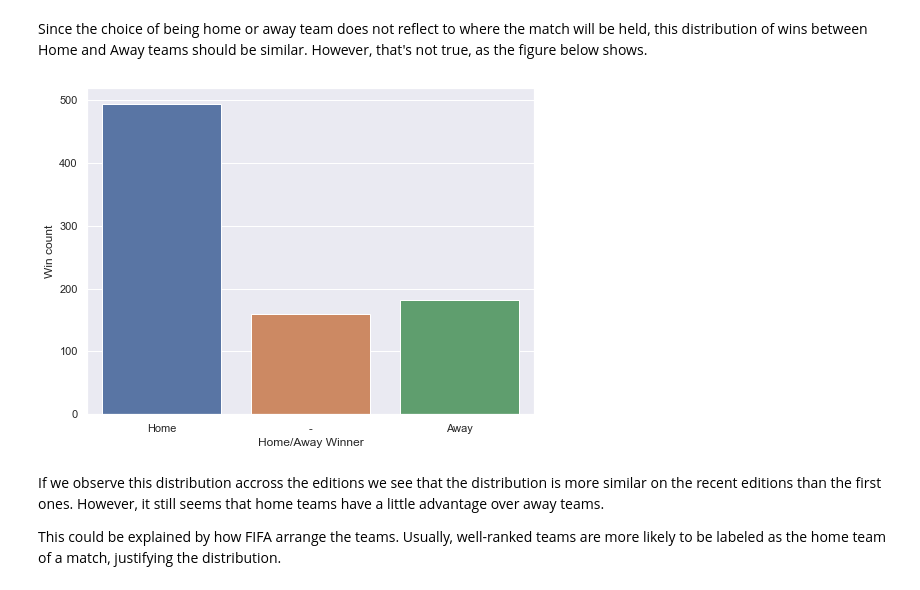
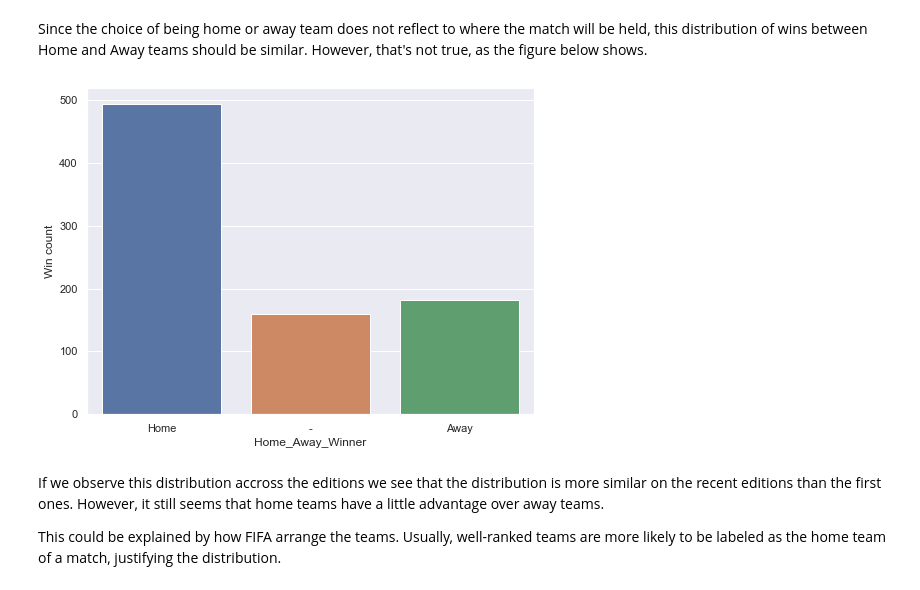
Before and after one commit to gnegrelli/paul_the_octopus, a Jupyter notebook: FIFA_WC_data_exploration.ipynb, the cells around one changed output. Cells and saved outputs as stored; diff of their text form; code cells hidden in the pictures.

```diff
--- a/FIFA_WC_data_exploration.ipynb
+++ b/FIFA_WC_data_exploration.ipynb
@@ -32,3 +35,6 @@ matches.drop(columns=['Stadium', 'City', 'Attendance', 'Referee', 'Assistant 1',
+# %%
+matches.columns = [re.sub(r'[\s\-]', '_', col) for col in matches.columns]
+matches.Datetime = pd.to_datetime(matches.Datetime)
 # %% [markdown]
 ## Home vs Away
 
@@ -36,49 +42,48 @@ Let's analyse if there is any correlation between a team being the "match host"
 # %%
 def who_won(s):
     """Method to retrieve initials of match winner"""
-    import re
     penalty_score_pattern = re.compile(r'\(\s*(\d+)\s*\-\s*(\d+)\s*\)')
 
     # Winner during regular time
-    if s['Home Team Goals'] > s['Away Team Goals']:
-        return s['Home Team Initials']
-    elif s['Home Team Goals'] < s['Away Team Goals']:
-        return s['Away Team Initials']
+    if s.Home_Team_Goals > s.Away_Team_Goals:
+        return s.Home_Team_Initials
+    elif s.Home_Team_Goals < s.Away_Team_Goals:
+        return s.Away_Team_Initials
 
     # Winner during extra time or penalties
-    if s['Home Team Name'] in s['Win conditions'].strip():
-        return s['Home Team Initials']
-    if s['Away Team Name'] in s['Win conditions'].strip():
-        return s['Away Team Initials']
+    if s.Home_Team_Name in s.Win_conditions.strip():
+        return s.Home_Team_Initials
+    if s.Away_Team_Name in s.Win_conditions.strip():
+        return s.Away_Team_Initials
 
     # Winner during penalties (no name in win conditions)
-    match = penalty_score_pattern.search(s['Win conditions'])
+    match = penalty_score_pattern.search(s.Win_conditions)
     if match is not None:
         home_penalties, away_penalties = map(int, match.groups())
         if home_penalties > away_penalties:
-            return s['Home Team Initials']
+            return s.Home_Team_Initials
         if home_penalties < away_penalties:
-            return s['Away Team Initials']
+            return s.Away_Team_Initials
 
     return '-'
 
 def home_away_won(s):
     """Method to retrieve if match winner was home or away team"""
-    if s['Winner Initials'] == '-':
+    if s.Winner_Initials == '-':
         return '-'
 
-    return 'Home' if s['Winner Initials'] == s['Home Team Initials'] else 'Away'
+    return 'Home' if s.Winner_Initials == s.Home_Team_Initials else 'Away'
 # %%
-matches['Winner Initials'] = matches.apply(who_won, axis=1)
-matches['Home/Away Winner'] = matches.apply(home_away_won, axis=1)
+matches['Winner_Initials'] = matches.apply(who_won, axis=1)
+matches['Home_Away_Winner'] = matches.apply(home_away_won, axis=1)
 # %% [markdown]
 Since the choice of being home or away team does not reflect to where the match will be held, this distribution of wins between Home and Away teams should be similar. However, that's not true, as the figure below shows.
 # %%
-sns.countplot(x='Home/Away Winner', data=matches)
+sns.countplot(x='Home_Away_Winner', data=matches)
 plt.ylabel('Win count')
 plt.show()
 # %% [output]
-[figure, old version]
+[figure, new version]
 # %% [markdown]
 If we observe this distribution accross the editions we see that the distribution is more similar on the recent editions than the first ones. However, it still seems that home teams have a little advantage over away teams.
 
```
Also changed, not shown: parts of 18 cells of this notebook.
